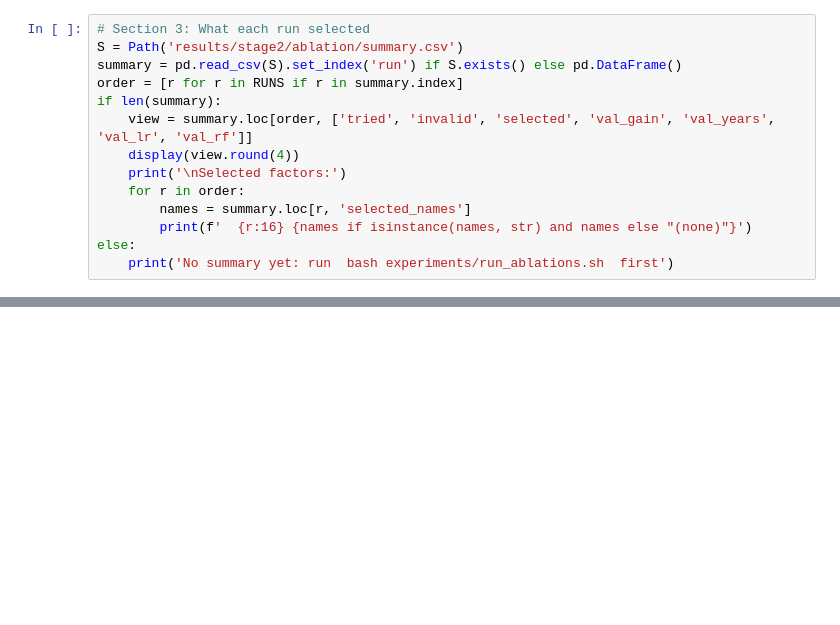
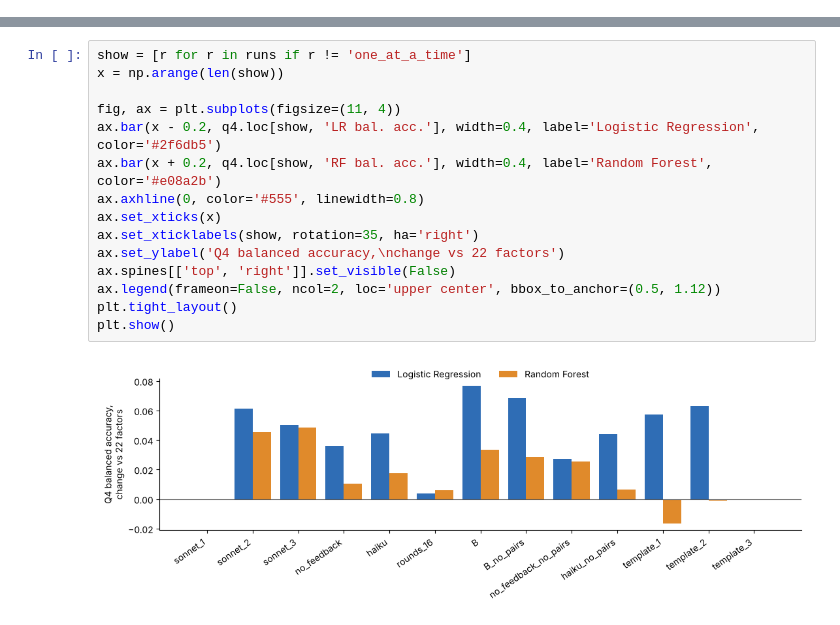
Before and after one commit to Bastob96/SemanticMLPFinance, a Jupyter notebook: Stage 2_v3_Ablation.ipynb, the cells around one changed output, grey strips where cells are left out. Saved outputs shown, nothing was run; the diff lists cells and outputs as text; blank space fills up the shorter version.

```diff
--- a/Stage 2_v3_Ablation.ipynb
+++ b/Stage 2_v3_Ablation.ipynb
@@ -109,14 +0,0 @@ For every run: how many factors Claude (or the templates) tried, how many were s
-# %%
-# Section 3: What each run selected
-S = Path('results/stage2/ablation/summary.csv')
-summary = pd.read_csv(S).set_index('run') if S.exists() else pd.DataFrame()
-order = [r for r in RUNS if r in summary.index]
-if len(summary):
-    view = summary.loc[order, ['tried', 'invalid', 'selected', 'val_gain', 'val_years', 'val_lr', 'val_rf']]
-    display(view.round(4))
-    print('\nSelected factors:')
-    for r in order:
-        names = summary.loc[r, 'selected_names']
-        print(f'  {r:16} {names if isinstance(names, str) and names else "(none)"}')
-else:
-    print('No summary yet: run  bash experiments/run_ablations.sh  first')
@@ -251,0 +309,17 @@ display(pd.DataFrame(mine + team_rows).set_index('approach').round(3))
+# %%
+show = [r for r in runs if r != 'one_at_a_time']
+x = np.arange(len(show))
+
+fig, ax = plt.subplots(figsize=(11, 4))
+ax.bar(x - 0.2, q4.loc[show, 'LR bal. acc.'], width=0.4, label='Logistic Regression', color='#2f6db5')
+ax.bar(x + 0.2, q4.loc[show, 'RF bal. acc.'], width=0.4, label='Random Forest', color='#e08a2b')
+ax.axhline(0, color='#555', linewidth=0.8)
+ax.set_xticks(x)
+ax.set_xticklabels(show, rotation=35, ha='right')
+ax.set_ylabel('Q4 balanced accuracy,\nchange vs 22 factors')
+ax.spines[['top', 'right']].set_visible(False)
+ax.legend(frameon=False, ncol=2, loc='upper center', bbox_to_anchor=(0.5, 1.12))
+plt.tight_layout()
+plt.show()
+# %% [output]
+[figure, added]
```
Also changed, not shown: parts of 40 cells of this notebook, 1 other file.
